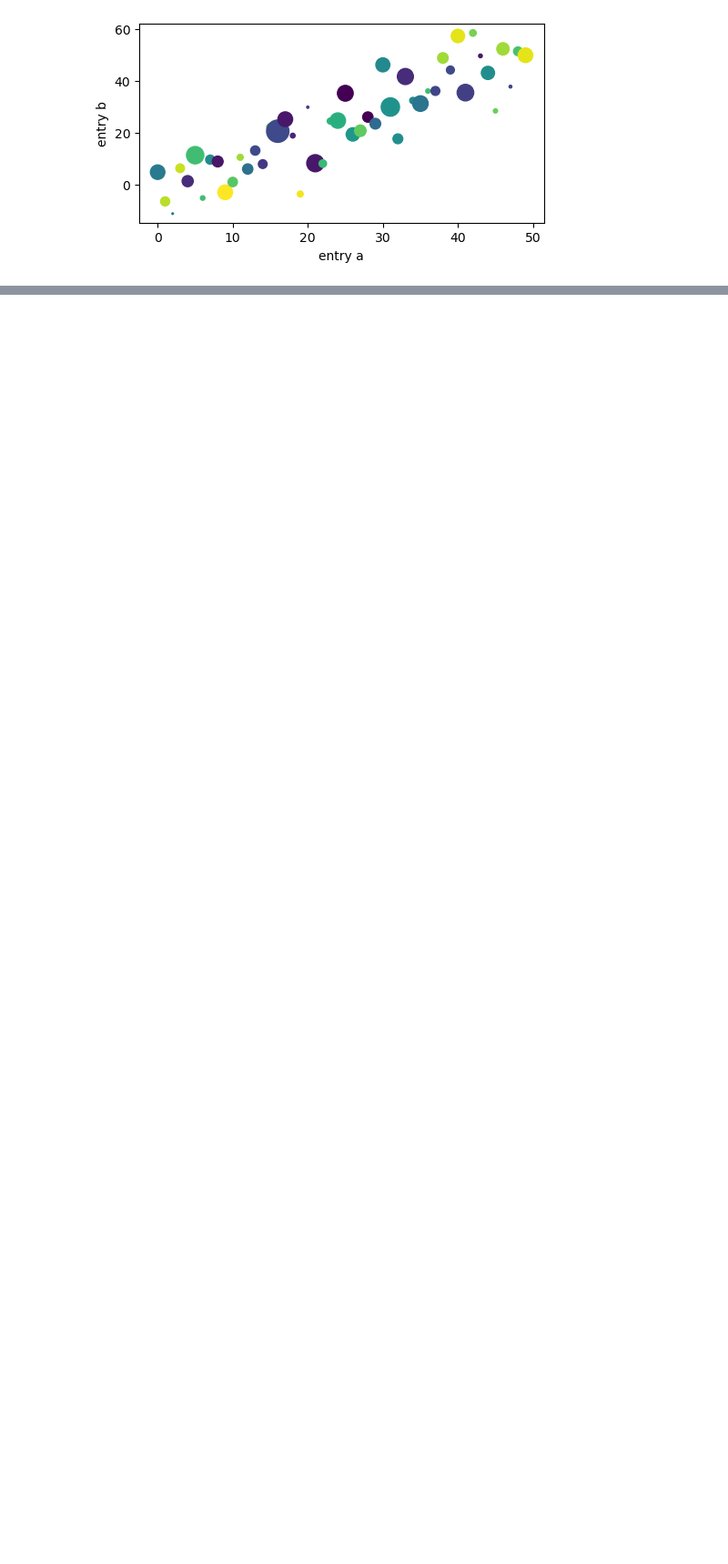
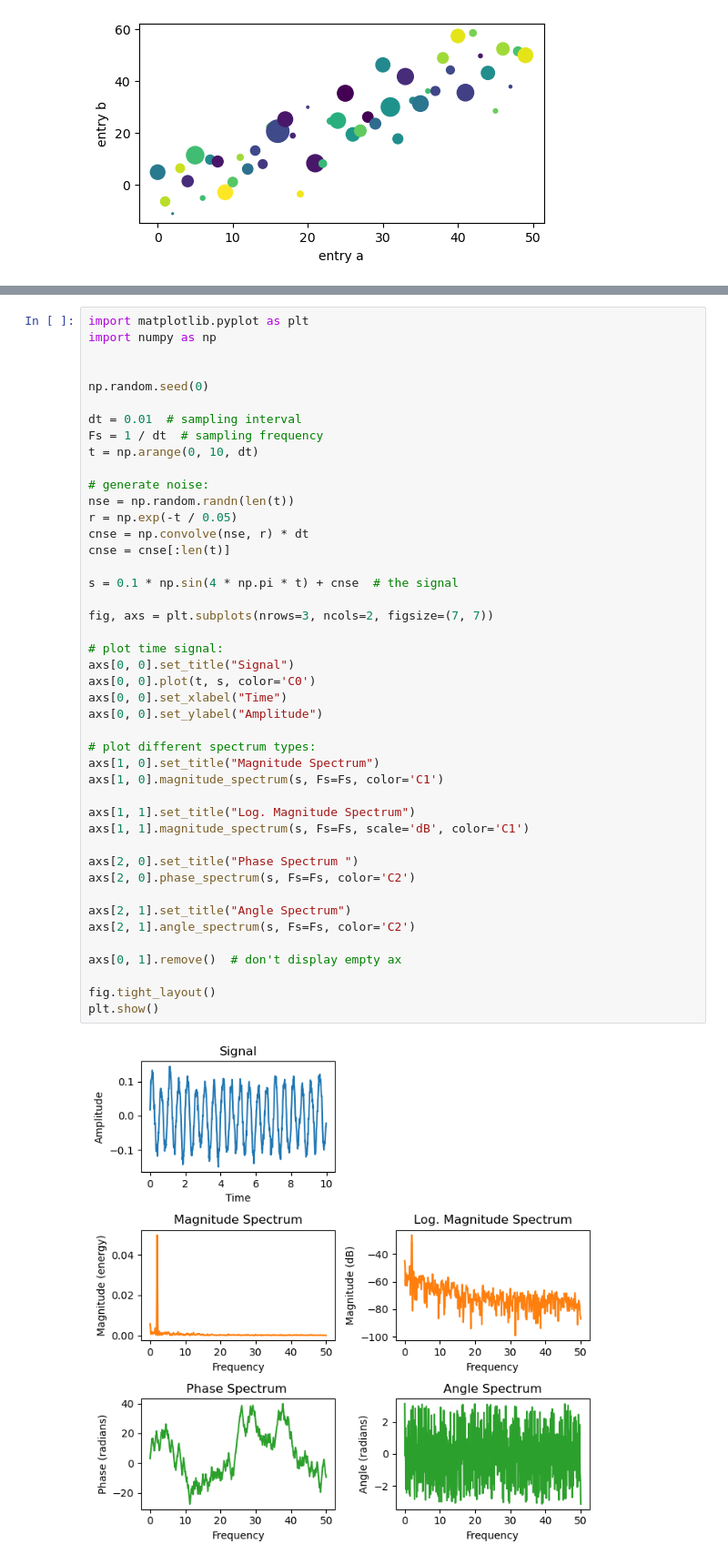
Before and after one commit to Chainsaw-Team/Chainsaw, a Jupyter notebook: goldenModel/learning_matplotlib.ipynb, the cells around one changed output, grey strips where cells are left out. Shown: that part at 91% size. Drawn from its saved outputs; the diff is of its cells as text; blank space fills up the shorter version.

```diff
--- a/goldenModel/learning_matplotlib.ipynb
+++ b/goldenModel/learning_matplotlib.ipynb
@@ -46,0 +49,46 @@ ax.set_ylabel('entry b');
+# %%
+import matplotlib.pyplot as plt
+import numpy as np
+
+
+np.random.seed(0)
+
+dt = 0.01  # sampling interval
+Fs = 1 / dt  # sampling frequency
+t = np.arange(0, 10, dt)
+
+# generate noise:
+nse = np.random.randn(len(t))
+r = np.exp(-t / 0.05)
+cnse = np.convolve(nse, r) * dt
+cnse = cnse[:len(t)]
+
+s = 0.1 * np.sin(4 * np.pi * t) + cnse  # the signal
+
+fig, axs = plt.subplots(nrows=3, ncols=2, figsize=(7, 7))
+
+# plot time signal:
+axs[0, 0].set_title("Signal")
+axs[0, 0].plot(t, s, color='C0')
+axs[0, 0].set_xlabel("Time")
+axs[0, 0].set_ylabel("Amplitude")
+
+# plot different spectrum types:
+axs[1, 0].set_title("Magnitude Spectrum")
+axs[1, 0].magnitude_spectrum(s, Fs=Fs, color='C1')
+
+axs[1, 1].set_title("Log. Magnitude Spectrum")
+axs[1, 1].magnitude_spectrum(s, Fs=Fs, scale='dB', color='C1')
+
+axs[2, 0].set_title("Phase Spectrum ")
+axs[2, 0].phase_spectrum(s, Fs=Fs, color='C2')
+
+axs[2, 1].set_title("Angle Spectrum")
+axs[2, 1].angle_spectrum(s, Fs=Fs, color='C2')
+
+axs[0, 1].remove()  # don't display empty ax
+
+fig.tight_layout()
+plt.show()
+# %% [output]
+[figure, added]
```
Also changed, not shown: parts of 5 cells of this notebook, 6 other files.
